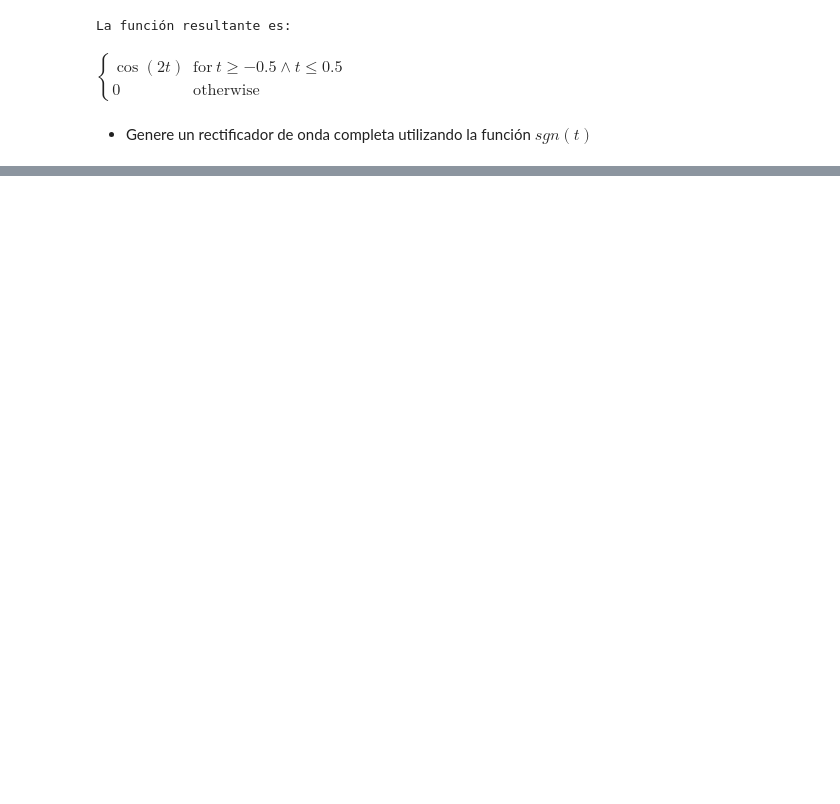
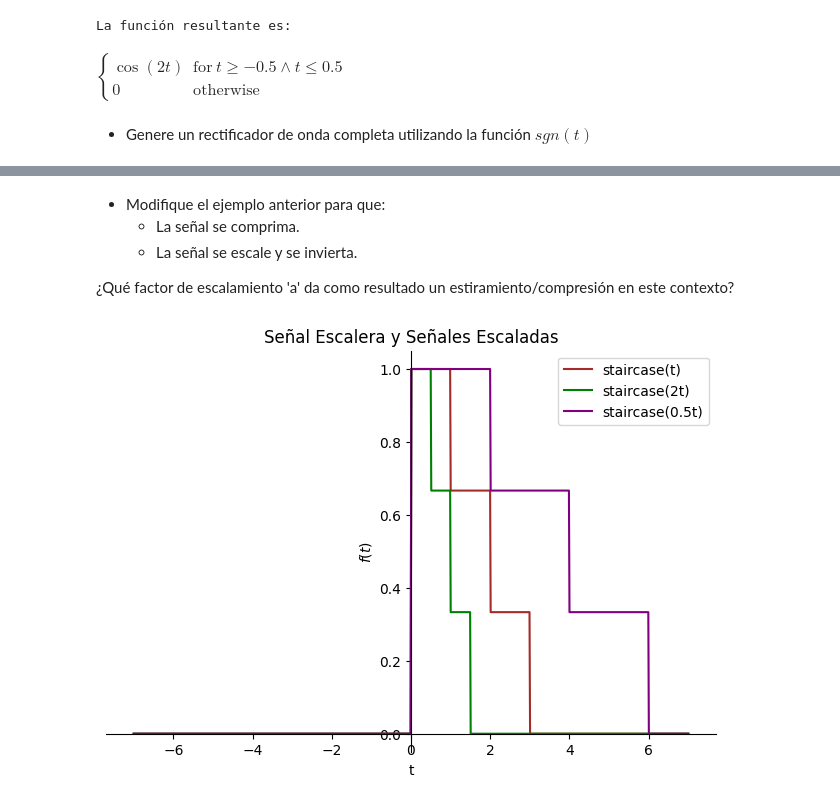
Before and after one commit to AlmondSund/SyS_2025_2, a Jupyter notebook: Taller1_SyS.ipynb, the cells around one changed output, grey strips where cells are left out. Drawn from its saved outputs; the diff is of its cells as text; code cells hidden in the pictures; blank space fills up the shorter version.

```diff
--- a/Taller1_SyS.ipynb
+++ b/Taller1_SyS.ipynb
@@ -512,0 +526,17 @@ $\displaystyle A \cos{\left(2 \pi F t \right)} \operatorname{sign}{\left(A \cos{
+# %%
+import sympy as sp
+
+# Definición de la variable independiente
+t = sp.symbols('t', real=True)
+
+# Definición de la función rect(t) por medio de funciones escalón unitario
+rect = sp.Heaviside(t + 0.5) - sp.Heaviside(t - 0.5)  # rect(t) = u(t + 1/2) - u(t - 1/2)
+sp.plot(rect, (t, -2, 2), title='rect(t)', ylabel='rect(t)', xlabel='t', line_color='blue')
+
+# Definición de una señal escalera dada por la superposición y desplazamiento de funciones rect(t)
+staircase = rect.subs(t, t-1/2) + 2/3 * rect.subs(t, t-3/2) + 1/3 * rect.subs(t, t-5/2)
+sp.plot(staircase, (t, -2, 4), title='Señal Escalera', ylabel='Amplitud', xlabel='t', line_color='brown')
+
+# Agregar otro escalón al principio de la señal escalera modificando el ejemplo anterior
+staircase_modified = 4/3 * rect.subs(t, t+1/2) + staircase # Superposición del nuevo escalón con la señal escalera original
+sp.plot(staircase_modified, (t, -2, 4), title='Señal Escalera Modificada', ylabel='Amplitud', xlabel='t', line_color='red')
@@ -512,0 +551,22 @@ $\displaystyle A \cos{\left(2 \pi F t \right)} \operatorname{sign}{\left(A \cos{
+# %% [markdown]
+- Modifique el ejemplo anterior para que:
+    - La señal se comprima.
+    - La señal se escale y se invierta.
+
+¿Qué factor de escalamiento 'a' da como resultado un estiramiento/compresión en este contexto?
+# %%
+# Definición del parámetro de escalamiento
+a = sp.symbols('a', real=True)
+
+# Definición de la función staircase(a*t)
+staircase_a_t = staircase.subs(t, a*t)
+
+# Comparación de la señal original y la señal escalada en tiempo con diferentes valores de 'a'
+plt_staircases = sp.plot(staircase, (t, -7, 7), show=False, line_color='brown', legend=True, label='staircase(t)')
+plt_staircases.extend(sp.plot(staircase_a_t.subs(a, 2), (t, -7, 7), show=False, line_color='green', legend=True, label='staircase(2t)'))
+plt_staircases.extend(sp.plot(staircase_a_t.subs(a, 0.5), (t, -7, 7), show=False, line_color='purple', legend=True, label='staircase(0.5t)'))
+plt_staircases.title = 'Señal Escalera y Señales Escaladas'
+plt_staircases.xlabel = 't'
+plt_staircases.show()
+# %% [output]
+[figure, added]
```
Also changed, not shown: parts of 5 cells of this notebook.
